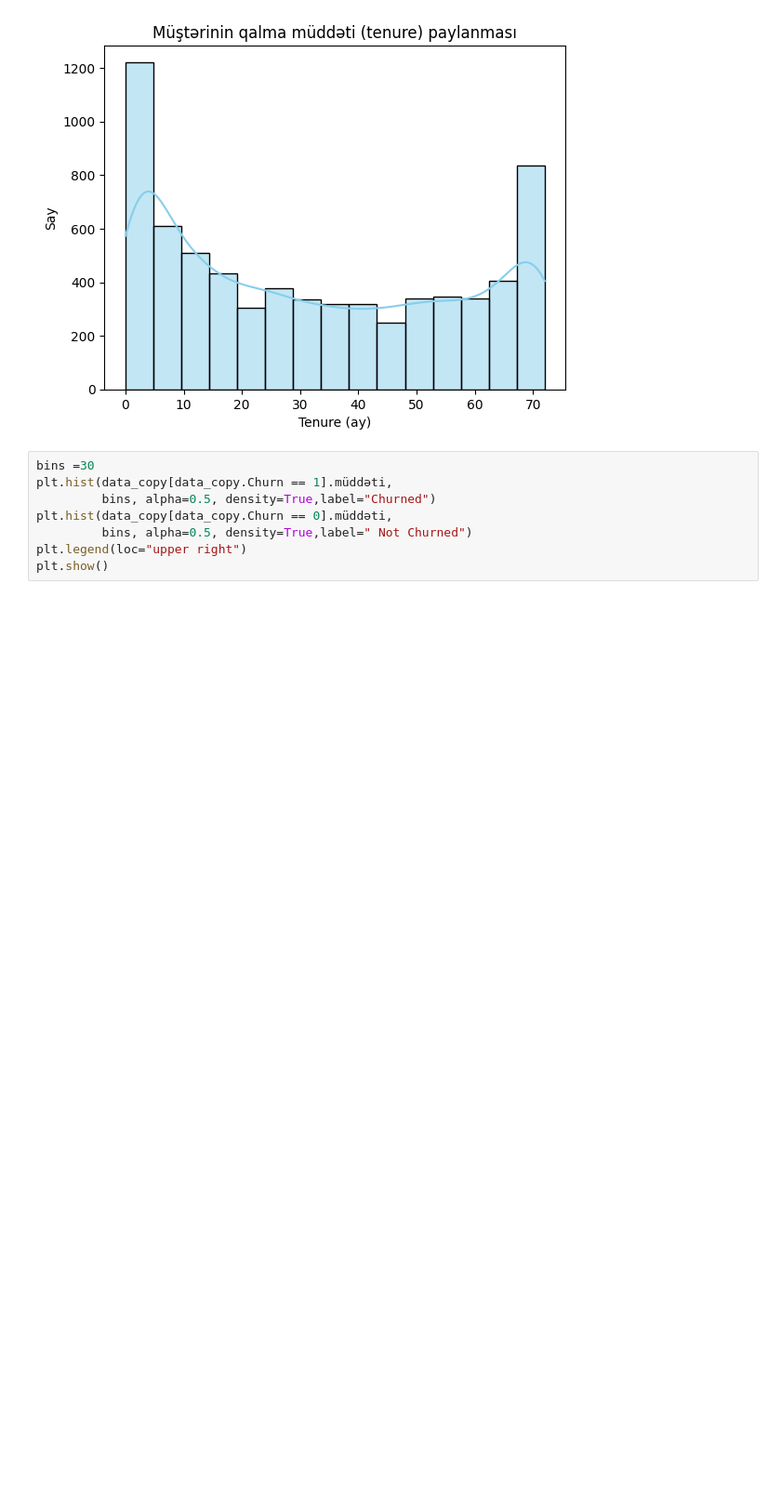
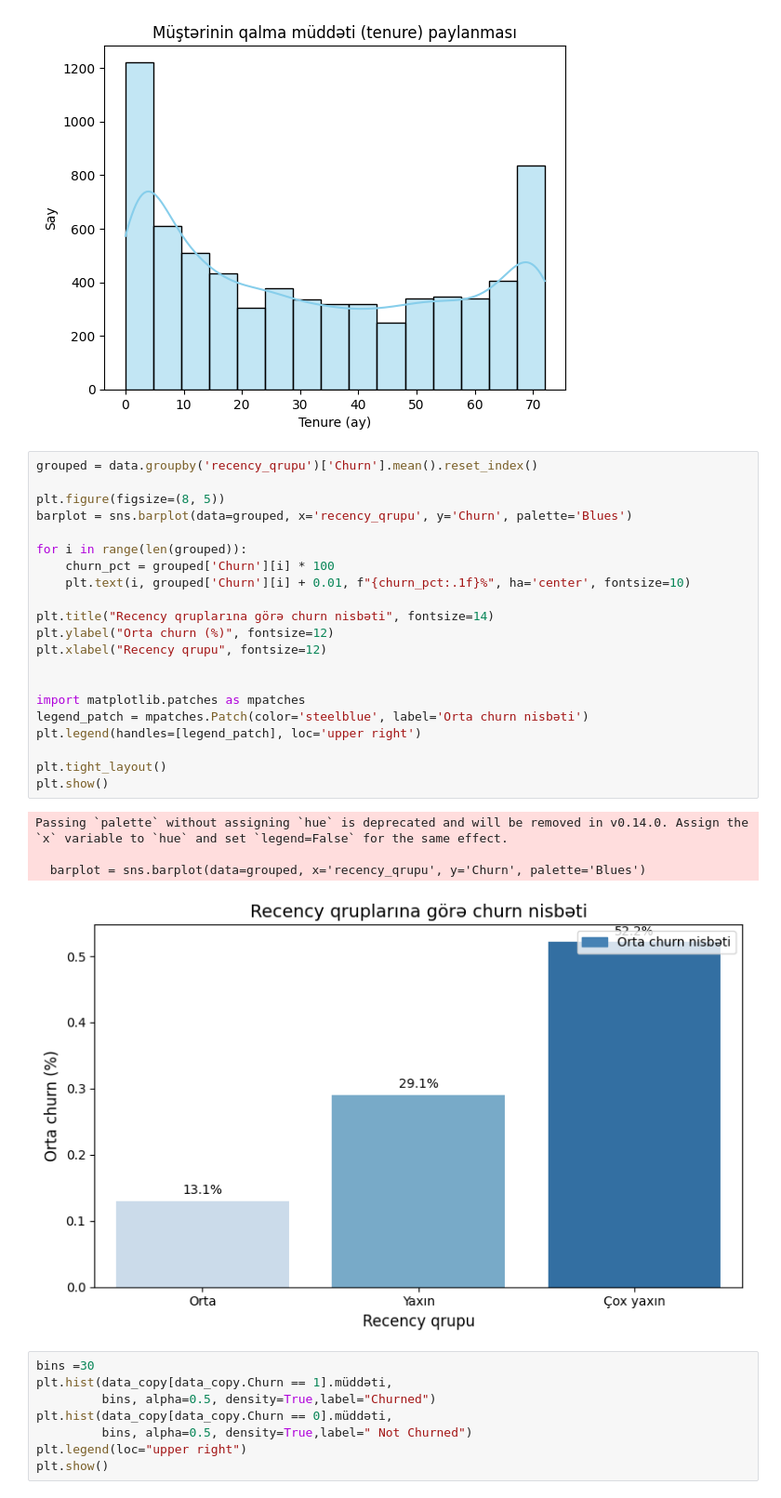
Before and after one commit to Sevinj-joy/Matplotlib_examples, a Jupyter notebook: Churn_analysis/churn_analysis.ipynb, the cells around one changed output. Shown at 93% size. Saved outputs shown, nothing was run; the diff lists cells and outputs as text; blank space fills up the shorter version.

```diff
--- a/Churn_analysis/churn_analysis.ipynb
+++ b/Churn_analysis/churn_analysis.ipynb
@@ -293,6 +361,32 @@ plt.ylabel("Say")
 plt.show()
 # %% [output]
 [figure]
+# %%
+grouped = data.groupby('recency_qrupu')['Churn'].mean().reset_index()
+
+plt.figure(figsize=(8, 5))
+barplot = sns.barplot(data=grouped, x='recency_qrupu', y='Churn', palette='Blues')
+
+for i in range(len(grouped)):
+    churn_pct = grouped['Churn'][i] * 100
+    plt.text(i, grouped['Churn'][i] + 0.01, f"{churn_pct:.1f}%", ha='center', fontsize=10)
+
+plt.title("Recency qruplarına görə churn nisbəti", fontsize=14)
+plt.ylabel("Orta churn (%)", fontsize=12)
+plt.xlabel("Recency qrupu", fontsize=12)
+
+
+import matplotlib.patches as mpatches
+legend_patch = mpatches.Patch(color='steelblue', label='Orta churn nisbəti')
+plt.legend(handles=[legend_patch], loc='upper right')
+
+plt.tight_layout()
+plt.show()
+# %% [output]
+Passing `palette` without assigning `hue` is deprecated and will be removed in v0.14.0. Assign the `x` variable to `hue` and set `legend=False` for the same effect.
+
+  barplot = sns.barplot(data=grouped, x='recency_qrupu', y='Churn', palette='Blues')
+[figure, added]
 # %%
 bins =30
 plt.hist(data_copy[data_copy.Churn == 1].müddəti,
```
Also changed, not shown: parts of 8 cells of this notebook.
